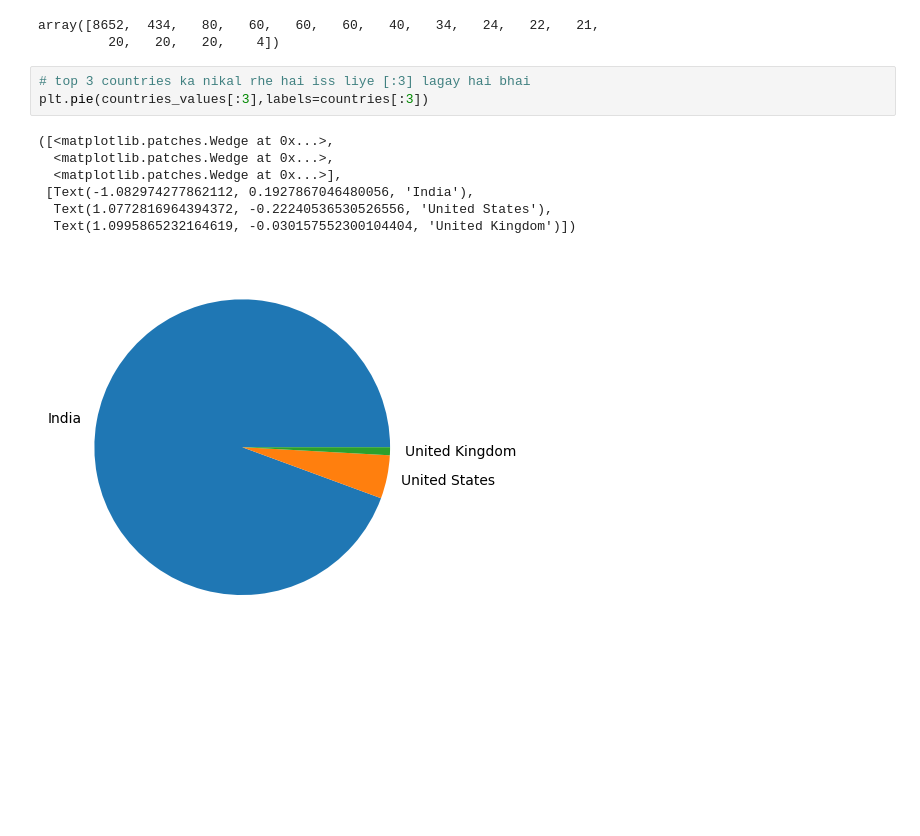
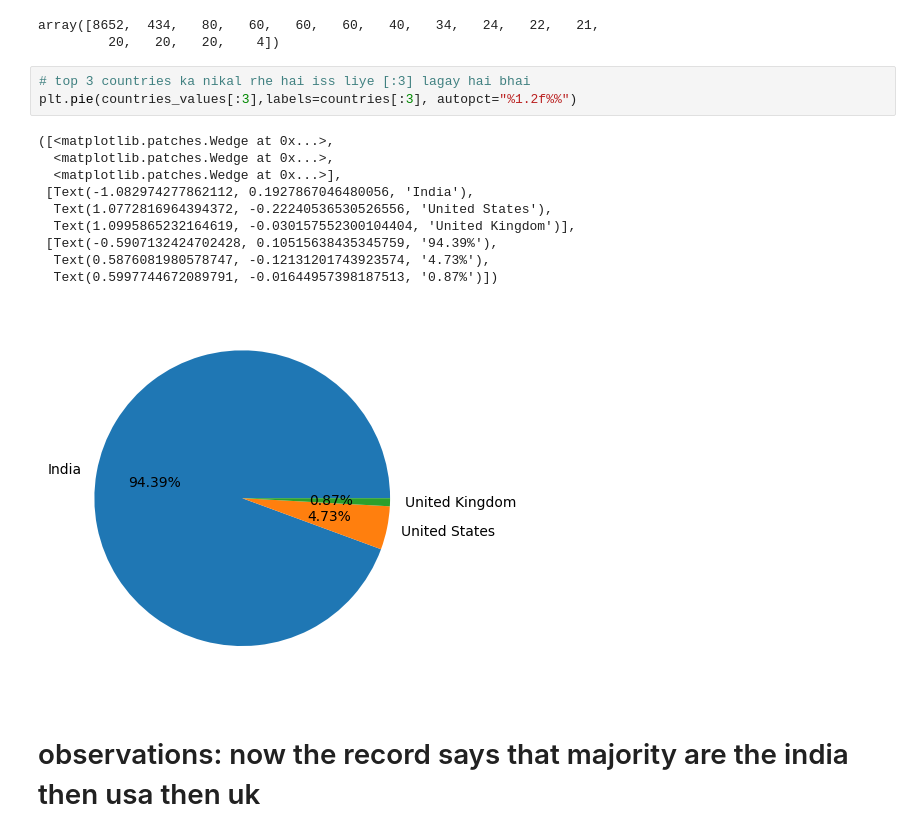
Before and after one commit to kWRizzz/Zomato-Analytics, a Jupyter notebook: Untitled.ipynb, the cells around one changed output. Saved outputs shown, nothing was run; the diff lists cells and outputs as text; blank space fills up the shorter version.

```diff
--- a/Untitled.ipynb
+++ b/Untitled.ipynb
@@ -172,12 +172,17 @@ array([8652,  434,   80,   60,   60,   60,   40,   34,   24,   22,   21,
          20,   20,   20,    4])
 # %%
 # top 3 countries ka nikal rhe hai iss liye [:3] lagay hai bhai
-plt.pie(countries_values[:3],labels=countries[:3])
+plt.pie(countries_values[:3],labels=countries[:3], autopct="%1.2f%%")
 # %% [output]
 ([<matplotlib.patches.Wedge at 0x...>,
   <matplotlib.patches.Wedge at 0x...>,
   <matplotlib.patches.Wedge at 0x...>],
  [Text(-1.082974277862112, 0.1927867046480056, 'India'),
   Text(1.0772816964394372, -0.22240536530526556, 'United States'),
-  Text(1.0995865232164619, -0.030157552300104404, 'United Kingdom')])
+  Text(1.0995865232164619, -0.030157552300104404, 'United Kingdom')],
+ [Text(-0.5907132424702428, 0.10515638435345759, '94.39%'),
+  Text(0.5876081980578747, -0.12131201743923574, '4.73%'),
+  Text(0.5997744672089791, -0.01644957398187513, '0.87%')])
-[figure, old version]
+[figure, new version]
+# %% [markdown]
+ # observations: now the record says that majority are  the india then usa then uk
```
Also changed, not shown: parts of 2 cells of this notebook.
